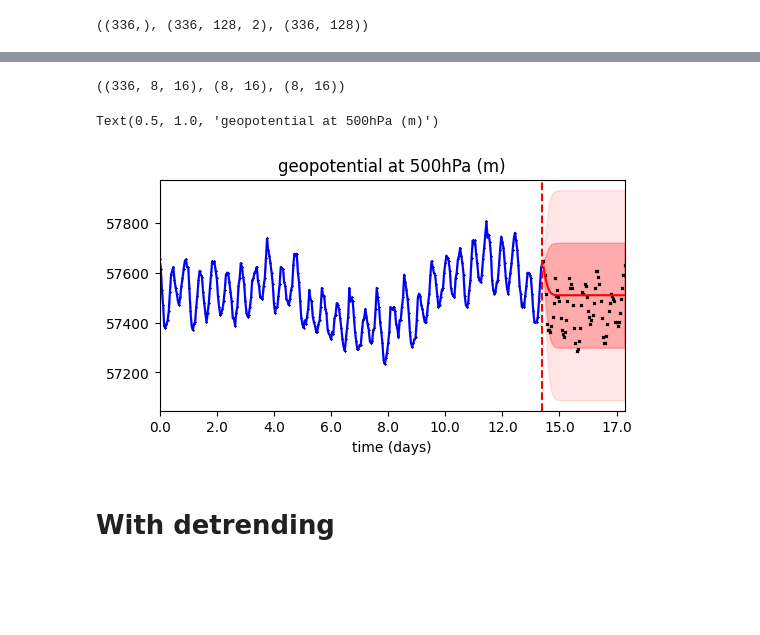
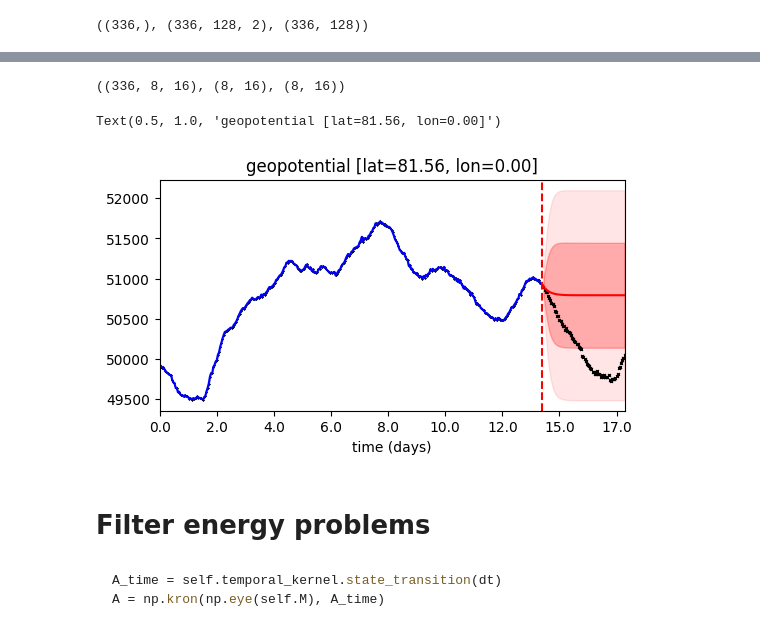
Before and after one commit to sunnyw22/STGP-for-weather-forecasting, a Jupyter notebook: State-space.ipynb, the cells around one changed output, grey strips where cells are left out. Drawn from its saved outputs; the diff is of its cells as text; code cells hidden in the pictures; blank space fills up the shorter version.

````diff
--- a/State-space.ipynb
+++ b/State-space.ipynb
@@ -45,16 +40,17 @@ t_train.shape, R.shape, Y.shape
 # %% [output]
 ((336,), (336, 128, 2), (336, 128))
 # %%
-lengthscale_spatial = 0.1
-lengthscale_temporal = 10.0
+# Initialise kernel hyperparameters
+lengthscale_spatial = 0.2
+lengthscale_temporal = 5.0
 variance_spatial = 0.2
-variance_temporal = 0.2
+variance_temporal = 3.5
 
 variance_noise = 1e-10 # Set very small to approximate no measurement noise
 
 lik = bayesnewton.likelihoods.Gaussian(variance=variance_noise)
-kern_time = bayesnewton.kernels.Matern52(variance=variance_temporal, lengthscale=lengthscale_temporal)
-kern_space = bayesnewton.kernels.Matern52(variance=variance_spatial, lengthscale=lengthscale_spatial)
+kern_time = bayesnewton.kernels.Matern32(variance=variance_temporal, lengthscale=lengthscale_temporal)
+kern_space = bayesnewton.kernels.Matern32(variance=variance_spatial, lengthscale=lengthscale_spatial)
 kernel = bayesnewton.kernels.SpatioTemporalKernel(temporal_kernel=kern_time, spatial_kernel=kern_space, z=R[0], sparse=False, opt_z=False)
 gp = ExactMarkovGP(kernel, lik, X=t_train, R=R, Y=Y)
 # %%
@@ -108,39 +107,46 @@ train_mean = train_mean.reshape(-1, 8, 16)
 train_std = train_std.reshape(-1, 8, 16)
 test_mean = test_mean.reshape(-1, 8, 16)
 test_std = test_std.reshape(-1, 8, 16)
+data_train.shape, data_mean.shape, data_std.shape
+# %% [output]
+((336, 8, 16), (8, 16), (8, 16))
-# %%
-data_train.shape, data_mean.shape, data_std.shape
-# %% [output]
-((336, 8, 16), (8, 16), (8, 16))
 # %%
 def plot_std(x, y_mean, y_std, ax=None, **kwargs):
     if ax is None:
         fig, ax = plt.subplots()
     ax.fill_between(x, y_mean - y_std, y_mean + y_std, **kwargs)
 # %%
-point = (slice(None),) + (0, 15)
+lat = 7
+lon = 0
+point = (slice(None),) + (lat, lon)
 
 data_mean, data_std = np.array(data_mean), np.array(data_std)
 fig, ax = plt.subplots(figsize=(6, 3))
 # Train/test data
 ax.plot(t_train, (data_mean + data_train * data_std)[point], color='black', marker='x', linestyle='none', ms=1)
 ax.plot(t_test, (data_mean + data_test * data_std)[point], color='black', marker='x', linestyle='none', ms=2)
 
 # Train/test predictions and uncertainties
 ax.plot(t_train, (data_mean + train_mean * data_std)[point], color='blue')
 ax.plot(t_test, (data_mean + test_mean * data_std)[point], color='red')
 plot_std(t_train, (data_mean + train_mean * data_std)[point], (train_std * data_std)[point], ax=ax, color='blue', alpha=0.25)
 plot_std(t_test, (data_mean + test_mean * data_std)[point], (test_std * data_std)[point], ax=ax, color='red', alpha=0.25)
 plot_std(t_train, (data_mean + train_mean * data_std)[point], 2 * (train_std * data_std)[point], ax=ax, color='blue', alpha=0.1)
 plot_std(t_test, (data_mean + test_mean * data_std)[point], 2 * (test_std * data_std)[point], ax=ax, color='red', alpha=0.1)
 
 ax.axvline(t_train[-1], color='red', linestyle='--')
 ax.set_xticks(ax.get_xticks(), np.around(ax.get_xticks()/24));
 ax.margins(x=0)
 ax.set_xlabel('time (days)')
-ax.set_title('geopotential at 500hPa (m)')
+title = 'geopotential [lat=%.2f, lon=%.2f]' % (data_train[point].lat, data_train[point].lon)
+ax.set_title(title)
 # %% [output]
-Text(0.5, 1.0, 'geopotential at 500hPa (m)')
+Text(0.5, 1.0, 'geopotential [lat=81.56, lon=0.00]')
-[figure, old version]
+[figure, new version]
-# %% [markdown]
-# With detrending
+# %% [markdown]
+# Filter energy problems
+# %% [markdown]
+```python
+A_time = self.temporal_kernel.state_transition(dt)
+A = np.kron(np.eye(self.M), A_time)
+```
````
Also changed, not shown: parts of 6 cells of this notebook, 1 other file.
